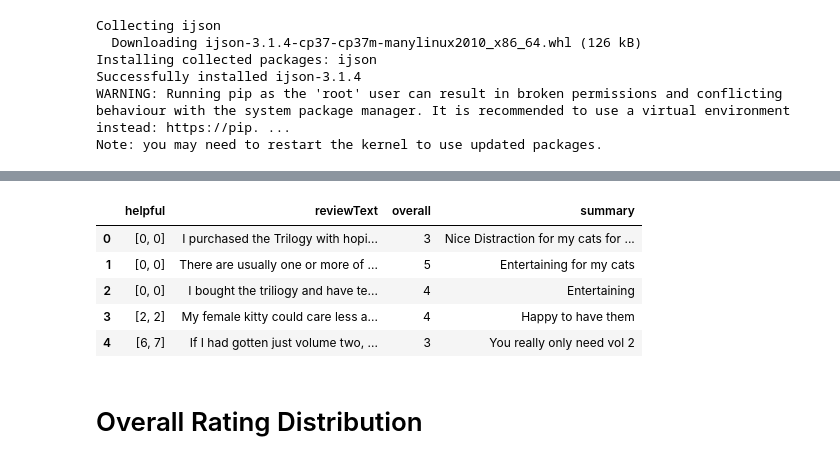
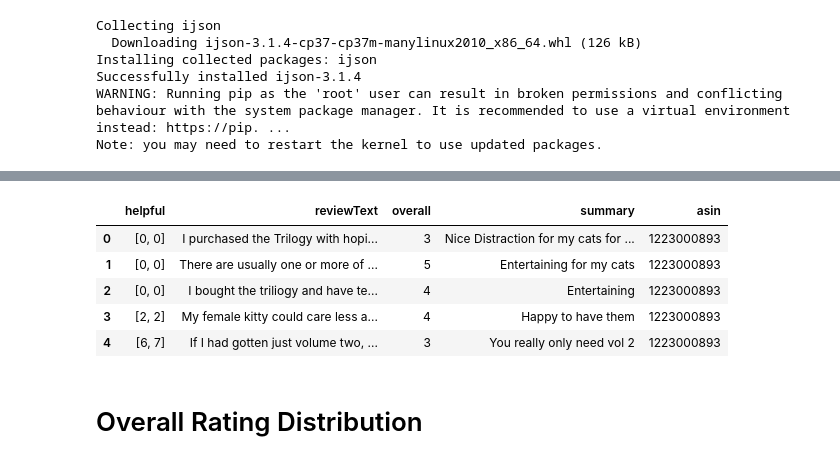
Before and after one commit to ayanas-git/textMining, a Jupyter notebook: nlp-amzn-reviews-pet-supplies.ipynb, the cells around one changed output, grey strips where cells are left out. Saved outputs shown, nothing was run; the diff lists cells and outputs as text; code cells hidden in the pictures.

```diff
--- a/nlp-amzn-reviews-pet-supplies.ipynb
+++ b/nlp-amzn-reviews-pet-supplies.ipynb
@@ -83,13 +83,13 @@ rawDat.head()
 | 3 | A2A4COGL9VW2HY | 1223000893 | Michelle P | [2, 2] | My female kitty could care less a... | 4 | Happy to have them | 1305158400 | 05 12, 2011 |
 | 4 | A2UBQA85NIGLHA | 1223000893 | Tim Isenhour "Timbo" | [6, 7] | If I had gotten just volume two, ... | 3 | You really only need vol 2 | 1330905600 | 03 5, 2012 |
 # %%
-df = rawDat[["helpful", "reviewText", "overall", "summary"]]
+df = rawDat[["helpful", "reviewText", "overall", "summary", "asin"]]
 
 df.head()
 # %% [output]
-|  | helpful | reviewText | overall | summary |
-| 0 | [0, 0] | I purchased the Trilogy with hopi... | 3 | Nice Distraction for my cats for ... |
-| 1 | [0, 0] | There are usually one or more of ... | 5 | Entertaining for my cats |
-| 2 | [0, 0] | I bought the triliogy and have te... | 4 | Entertaining |
-| 3 | [2, 2] | My female kitty could care less a... | 4 | Happy to have them |
-| 4 | [6, 7] | If I had gotten just volume two, ... | 3 | You really only need vol 2 |
+|  | helpful | reviewText | overall | summary | asin |
+| 0 | [0, 0] | I purchased the Trilogy with hopi... | 3 | Nice Distraction for my cats for ... | 1223000893 |
+| 1 | [0, 0] | There are usually one or more of ... | 5 | Entertaining for my cats | 1223000893 |
+| 2 | [0, 0] | I bought the triliogy and have te... | 4 | Entertaining | 1223000893 |
+| 3 | [2, 2] | My female kitty could care less a... | 4 | Happy to have them | 1223000893 |
+| 4 | [6, 7] | If I had gotten just volume two, ... | 3 | You really only need vol 2 | 1223000893 |
```
Also changed, not shown: parts of 11 cells of this notebook.
